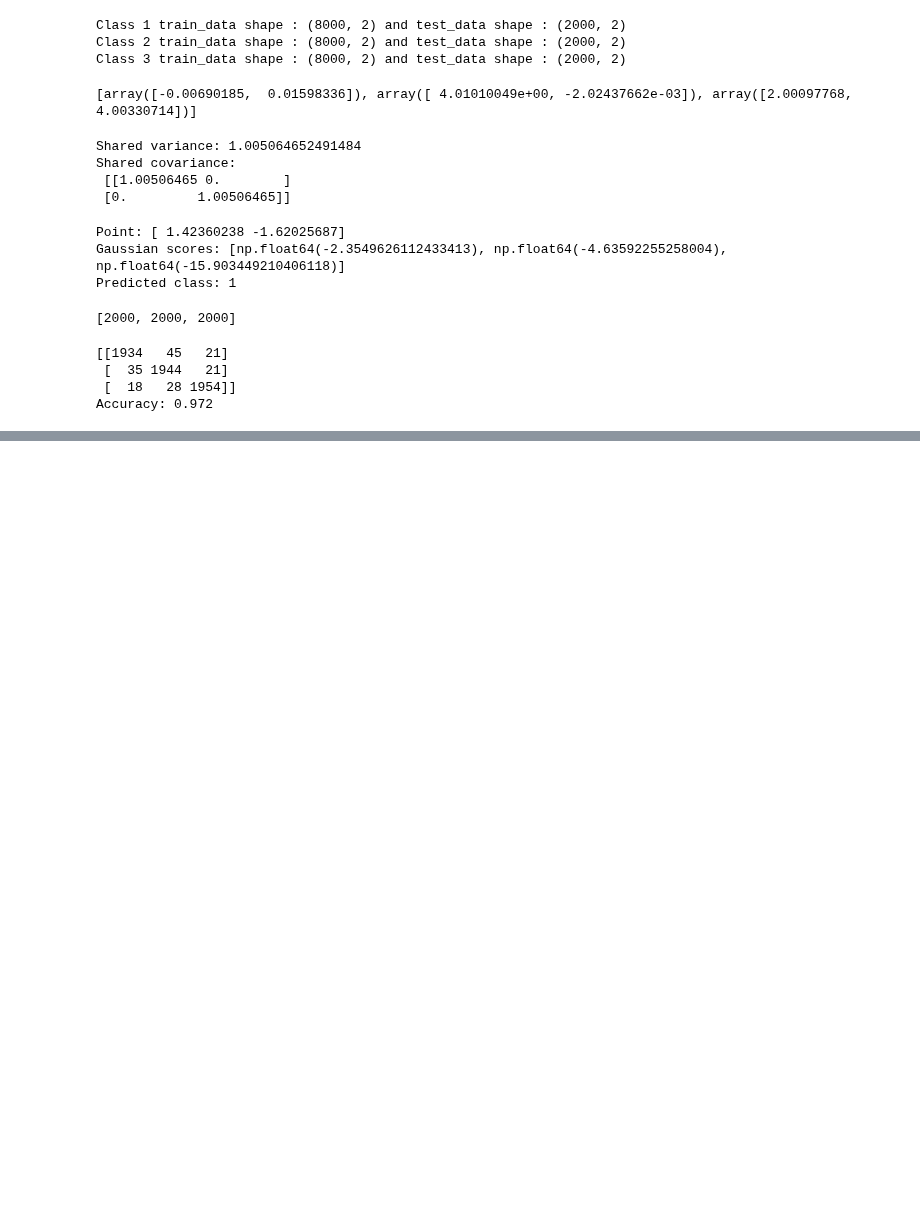
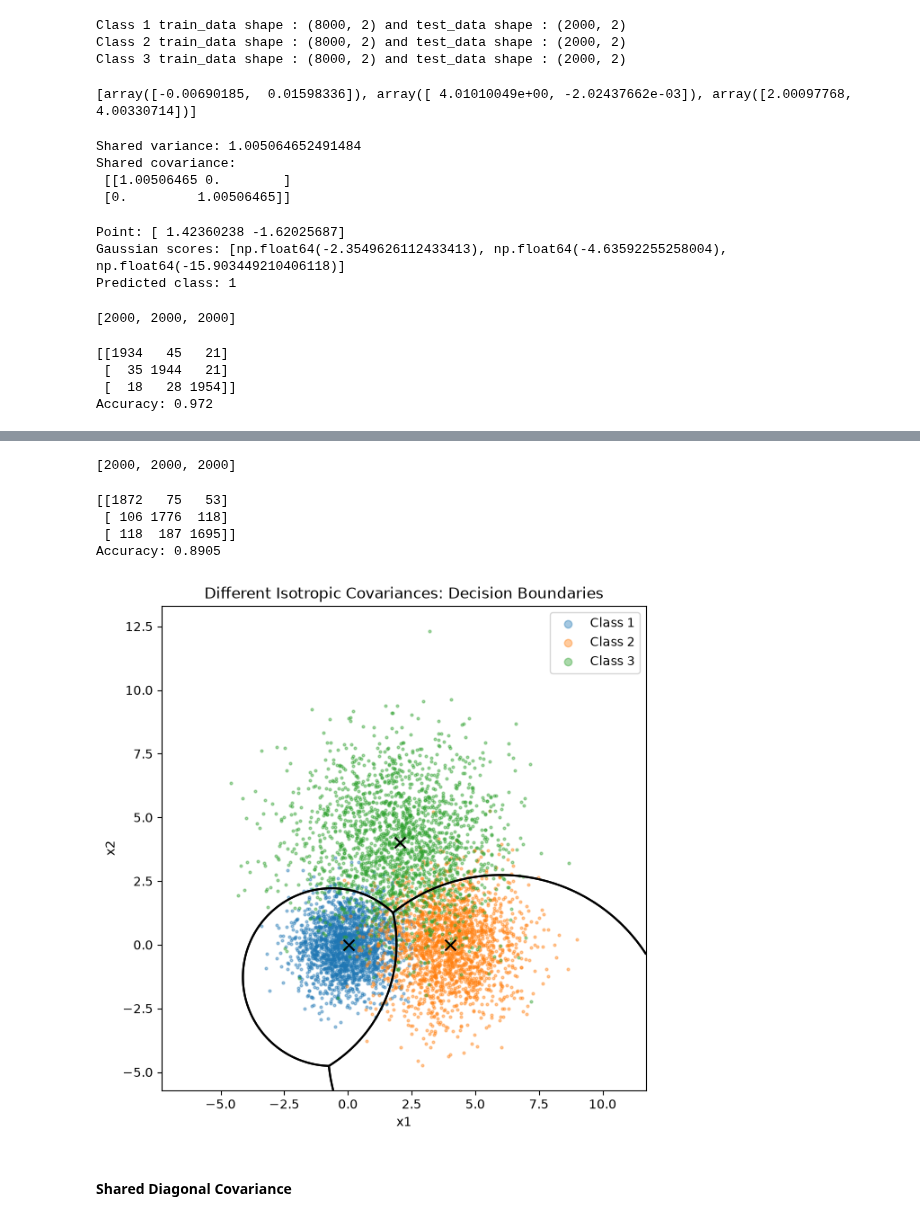
Before and after one commit to karywnl/pattern-recognition, a Jupyter notebook: lab5/lab5.ipynb, the cells around one changed output, grey strips where cells are left out. Cells and saved outputs as stored; diff of their text form; code cells hidden in the pictures; blank space fills up the shorter version.

```diff
--- a/lab5/lab5.ipynb
+++ b/lab5/lab5.ipynb
@@ -167,0 +242,67 @@ plt.show()
+# %%
+# classify the held-out points using each class's covariance
+unequal_test_predictions = []
+for sample in unequal_test_samples:
+    predictions = []
+    for point in sample:
+        scores = [gaussian_score(point, mu_hat, covariance)
+                  for mu_hat, covariance in zip(unequal_isotropic_mean_est, unequal_isotropic_cov_est)]
+        predictions.append(np.argmax(scores) + 1)
+    unequal_test_predictions.append(np.array(predictions))
+
+print([len(predictions) for predictions in unequal_test_predictions])
+# %% [output]
+[2000, 2000, 2000]
+# %%
+# rows: true class, columns: predicted class
+unequal_confusion_matrix = np.zeros((3, 3), dtype=int)
+for true_class, predictions in enumerate(unequal_test_predictions):
+    for predicted_class in predictions:
+        unequal_confusion_matrix[true_class, predicted_class - 1] += 1
+
+print(unequal_confusion_matrix)
+print("Accuracy:", np.trace(unequal_confusion_matrix) / unequal_confusion_matrix.sum())
+# %% [output]
+[[1872   75   53]
+ [ 106 1776  118]
+ [ 118  187 1695]]
+Accuracy: 0.8905
+# %%
+# decision boundaries with the test points
+unequal_test_points = np.vstack(unequal_test_samples)
+unequal_bounds_min = unequal_test_points.min(axis=0) - 1
+unequal_bounds_max = unequal_test_points.max(axis=0) + 1
+unequal_center = (unequal_bounds_min + unequal_bounds_max) / 2
+unequal_half_width = max(unequal_bounds_max - unequal_bounds_min) / 2
+unequal_x_values = np.linspace(unequal_center[0] - unequal_half_width, unequal_center[0] + unequal_half_width, 400)
+unequal_y_values = np.linspace(unequal_center[1] - unequal_half_width, unequal_center[1] + unequal_half_width, 400)
+unequal_x_grid, unequal_y_grid = np.meshgrid(unequal_x_values, unequal_y_values)
+unequal_grid_scores = np.zeros((3, *unequal_x_grid.shape))
+for i in range(unequal_x_grid.shape[0]):
+    for j in range(unequal_x_grid.shape[1]):
+        point = np.array([unequal_x_grid[i, j], unequal_y_grid[i, j]])
+        unequal_grid_scores[:, i, j] = [gaussian_score(point, mu_hat, covariance)
+                                        for mu_hat, covariance in zip(unequal_isotropic_mean_est, unequal_isotropic_cov_est)]
+
+class_colors = ["tab:blue", "tab:orange", "tab:green"]
+plt.figure(figsize=(7, 7))
+for k, sample in enumerate(unequal_test_samples):
+    plt.scatter(sample[:, 0], sample[:, 1], s=4, alpha=0.4, color=class_colors[k], label=f"Class {k + 1}")
+for k in range(3):
+    other_scores = np.max(np.delete(unequal_grid_scores, k, axis=0), axis=0)
+    plt.contour(unequal_x_grid, unequal_y_grid, unequal_grid_scores[k] - other_scores, levels=[0], colors="black")
+for k, mu_hat in enumerate(unequal_isotropic_mean_est):
+    plt.scatter(mu_hat[0], mu_hat[1], marker="x", s=75, color="black")
+plt.xlabel("x1")
+plt.ylabel("x2")
+plt.title("Different Isotropic Covariances: Decision Boundaries")
+plt.gca().set_aspect("equal", adjustable="box")
+plt.xlim(unequal_x_values[0], unequal_x_values[-1])
+plt.ylim(unequal_y_values[0], unequal_y_values[-1])
+plt.legend(markerscale=3)
+plt.savefig("../docs/lab5/submissions/figures/different_isotropic_boundary.png", dpi=150)
+plt.show()
+# %% [output]
+[figure, added]
+# %% [markdown]
+#### **Shared Diagonal Covariance**
```
Also changed, not shown: parts of 28 cells of this notebook, 9 other files.
